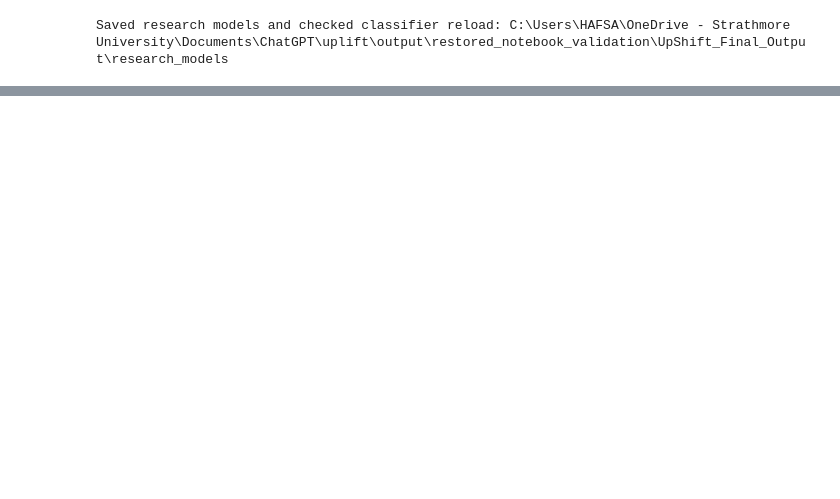
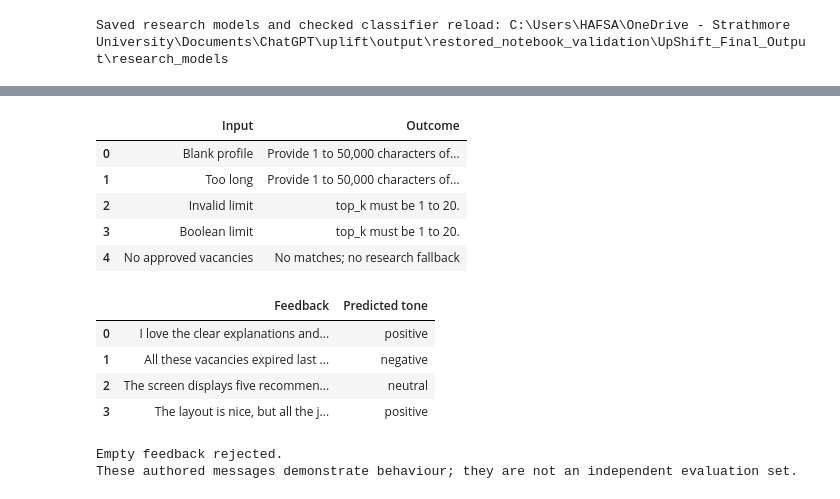
Before and after one commit to CoIlins/SemProject_MLEngine, a Jupyter notebook: SemanticMatching_Final.ipynb, the cells around one changed output, grey strips where cells are left out. Saved outputs shown, nothing was run; the diff lists cells and outputs as text; code cells hidden in the pictures; blank space fills up the shorter version.

```diff
--- a/SemanticMatching_Final.ipynb
+++ b/SemanticMatching_Final.ipynb
@@ -2350,0 +3467,6 @@ Saved research models and checked classifier reload: C:\Users\HAFSA\OneDrive - S
+# %%
+%%writefile -a upshift_ai/data.py
+def title_category(title):
+ import re
+ hits=[label for label,pattern in TITLE_RULES.items() if re.search(pattern,clean_text(title))]
+ return hits[0] if len(hits)==1 else None
@@ -2350,0 +3695,36 @@ Saved research models and checked classifier reload: C:\Users\HAFSA\OneDrive - S
+# %%
+checks = []
+for name, text, limit in [('Blank profile',' ',2), ('Too long','x'*50001,2),
+                          ('Invalid limit',demo_profiles['Python student'],0),
+                          ('Boolean limit',demo_profiles['Python student'],True)]:
+    try: app_service.rank_vacancies(text, demo_jobs, limit)
+    except ValueError as error: checks.append({'Input':name,'Outcome':str(error)})
+    else: raise AssertionError(name + ' should be rejected')
+empty_result = app_service.rank_vacancies(demo_profiles['Python student'], [], 2)
+assert empty_result['matches']==[] and empty_result['status']=='no_match'
+checks.append({'Input':'No approved vacancies','Outcome':'No matches; no research fallback'})
+display(pd.DataFrame(checks))
+feedback_texts = ['I love the clear explanations and useful learning resources.',
+                  'All these vacancies expired last year. This is frustrating.',
+                  'The screen displays five recommendations.',
+                  'The layout is nice, but all the jobs are expired and unusable.']
+feedback_results = [app_service.sentiment(text) for text in feedback_texts]
+display(pd.DataFrame({'Feedback':feedback_texts,'Predicted tone':[r['label'] for r in feedback_results]}))
+try: app_service.sentiment(' ')
+except ValueError: print('Empty feedback rejected.')
+else: raise AssertionError('Empty feedback should be rejected')
+print('These authored messages demonstrate behaviour; they are not an independent evaluation set.')
+# %% [output]
+|  | Input | Outcome |
+| 0 | Blank profile | Provide 1 to 50,000 characters of... |
+| 1 | Too long | Provide 1 to 50,000 characters of... |
+| 2 | Invalid limit | top_k must be 1 to 20. |
+| 3 | Boolean limit | top_k must be 1 to 20. |
+| 4 | No approved vacancies | No matches; no research fallback |
+|  | Feedback | Predicted tone |
+| 0 | I love the clear explanations and... | positive |
+| 1 | All these vacancies expired last ... | negative |
+| 2 | The screen displays five recommen... | neutral |
+| 3 | The layout is nice, but all the j... | positive |
+Empty feedback rejected.
+These authored messages demonstrate behaviour; they are not an independent evaluation set.
```
Also changed, not shown: parts of 67 cells of this notebook, 1 other file.
